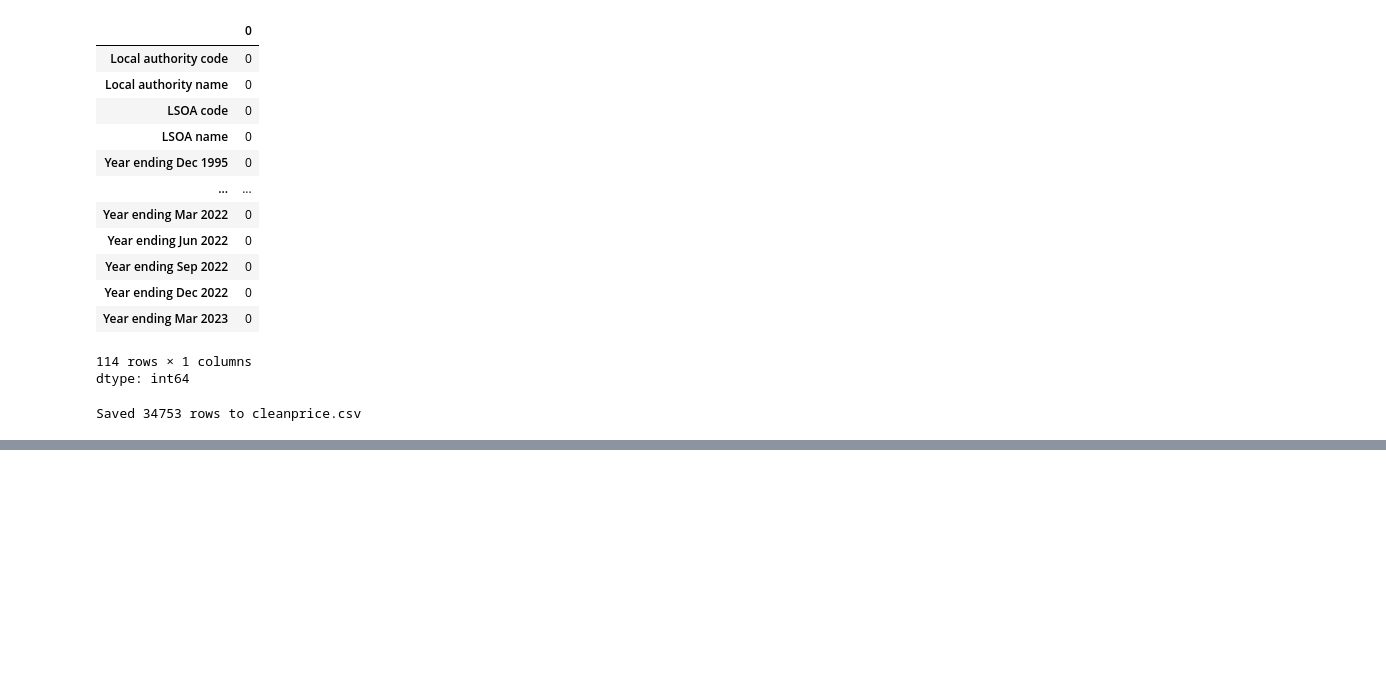
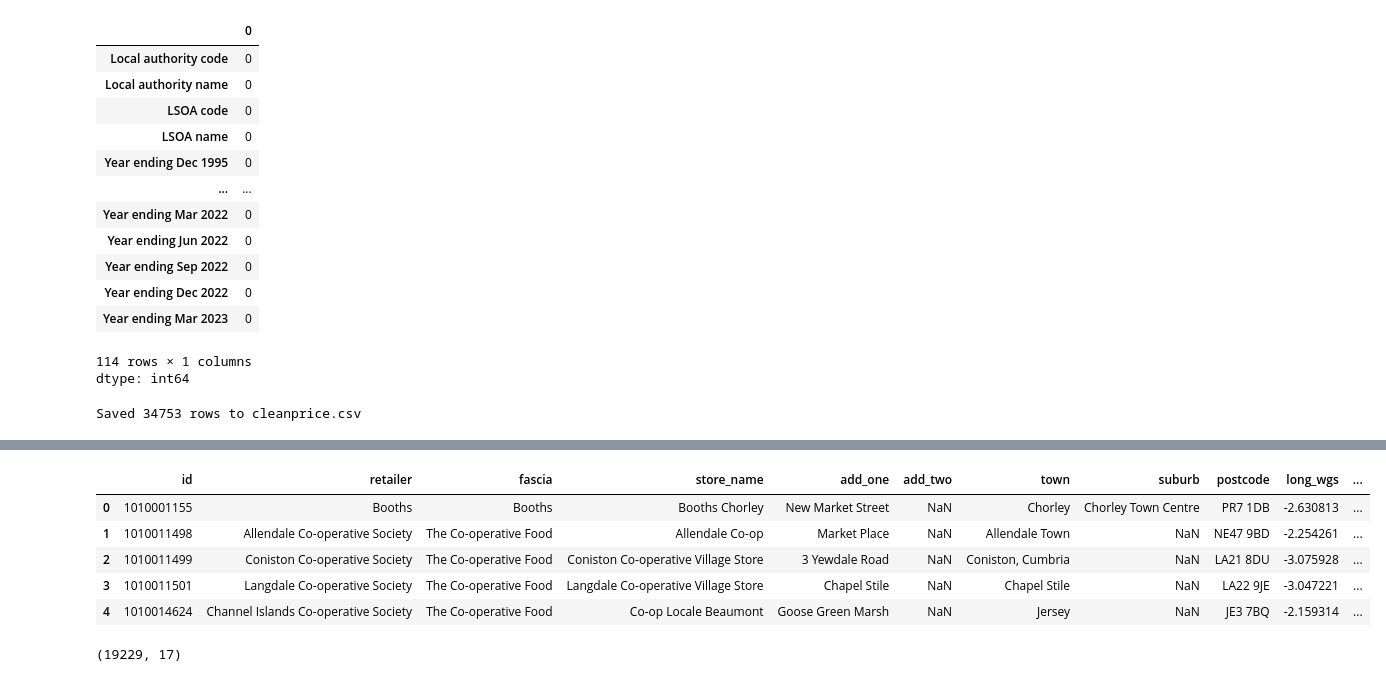
Before and after one commit to yelirz/team03, a Jupyter notebook: cleaning.ipynb, the cells around one changed output, grey strips where cells are left out. Cells and saved outputs as stored; diff of their text form; code cells hidden in the pictures; blank space fills up the shorter version.

Commit message:
1.cleaned data for median housing price 2.imported data of uk retail points

```diff
--- a/cleaning.ipynb
+++ b/cleaning.ipynb
@@ -279,3 +279,20 @@ files.download("cleanprice.csv")
 # %% [output]
 [interactive output not drawn]
 [interactive output not drawn]
+# %%
+store=pd.read_csv('/content/geolytix_retailpoints_v49_202609.csv')
+store.head()
+#open the retail data and call it store
+# %% [output]
+|  | id | retailer | fascia | store_name | add_one | add_two | town | suburb | postcode | long_wgs | ... |
+| 0 | 1010001155 | Booths | Booths | Booths Chorley | New Market Street | NaN | Chorley | Chorley Town Centre | PR7 1DB | -2.630813 | ... |
+| 1 | 1010011498 | Allendale Co-operative Society | The Co-operative Food | Allendale Co-op | Market Place | NaN | Allendale Town | NaN | NE47 9BD | -2.254261 | ... |
+| 2 | 1010011499 | Coniston Co-operative Society | The Co-operative Food | Coniston Co-operative Village Store | 3 Yewdale Road | NaN | Coniston, Cumbria | NaN | LA21 8DU | -3.075928 | ... |
+| 3 | 1010011501 | Langdale Co-operative Society | The Co-operative Food | Langdale Co-operative Village Store | Chapel Stile | NaN | Chapel Stile | NaN | LA22 9JE | -3.047221 | ... |
+| 4 | 1010014624 | Channel Islands Co-operative Society | The Co-operative Food | Co-op Locale Beaumont | Goose Green Marsh | NaN | Jersey | NaN | JE3 7BQ | -2.159314 | ... |
+# %%
+#cleaning prices
+#how many rows and columns
+store.shape
+# %% [output]
+(19229, 17)
```
